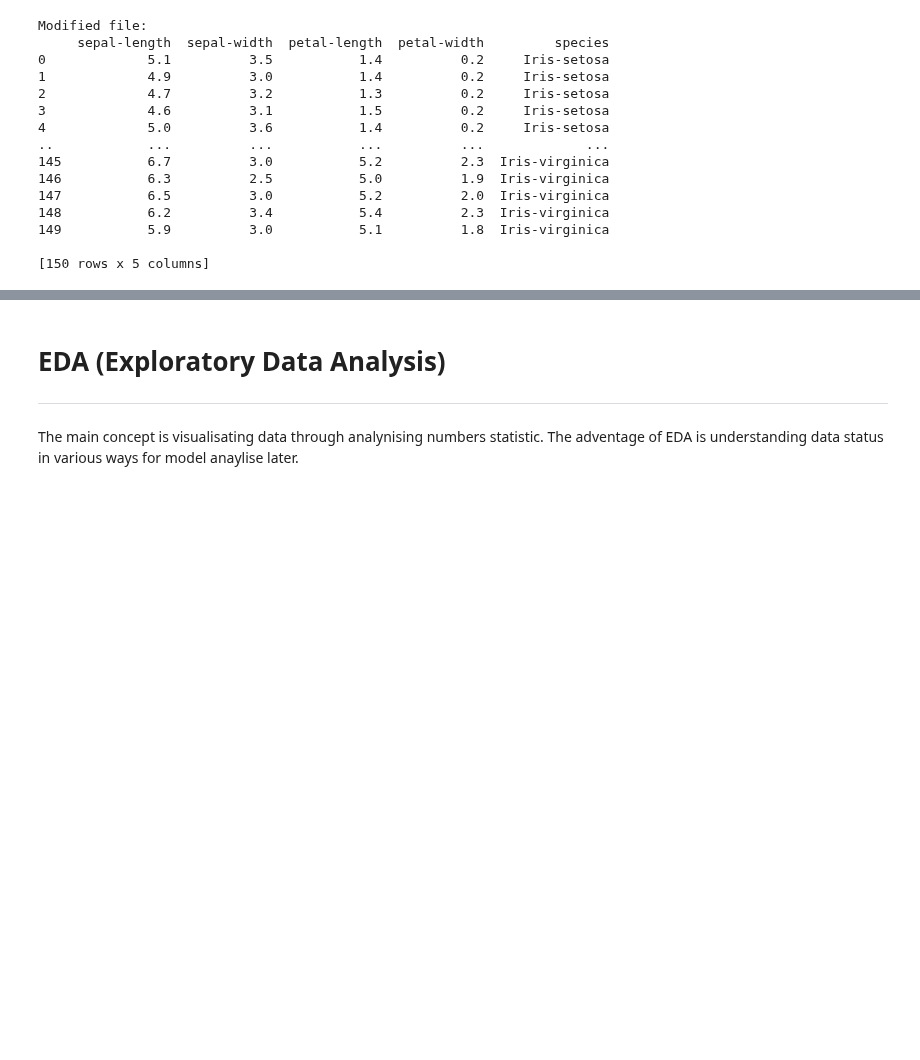
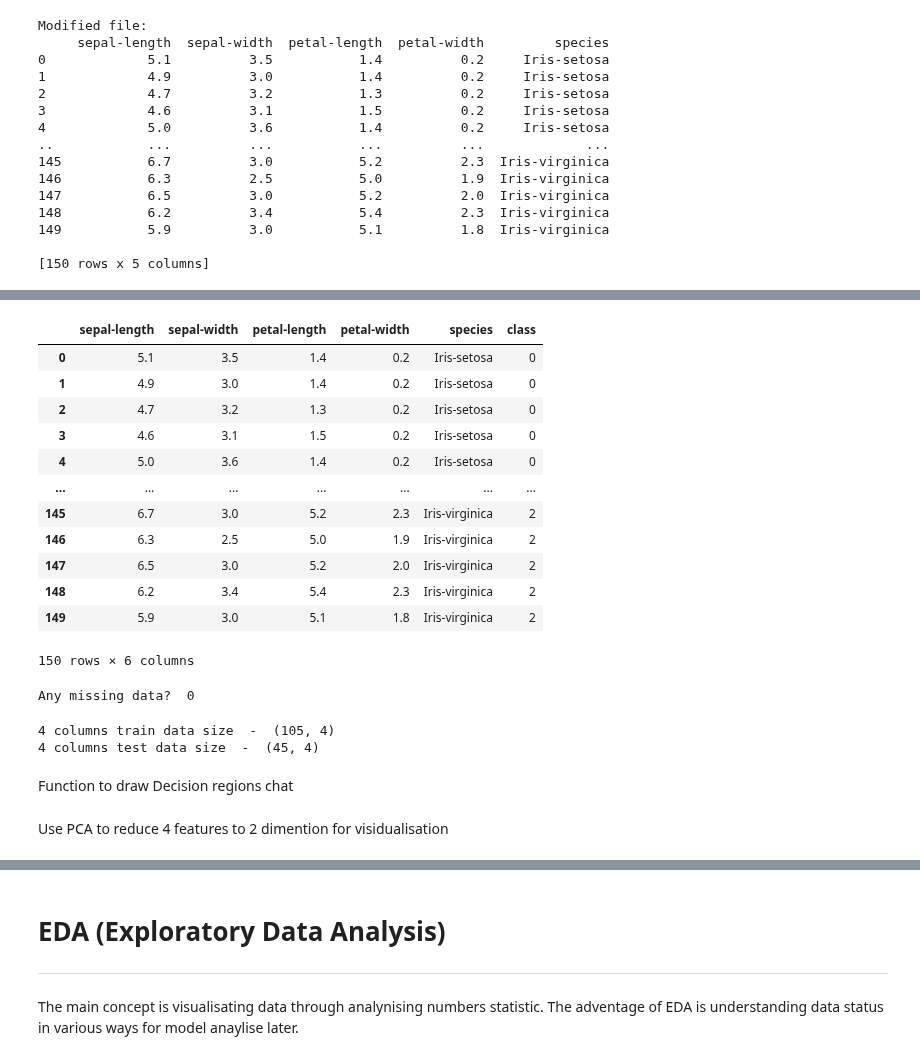
Before and after one commit to sysphcd/PythonProgrammingforData, a Jupyter notebook: Worksheets/15_2_Decision_Tree_coded_model.ipynb, the cells around one changed output, grey strips where cells are left out. Cells and saved outputs as stored; diff of their text form; code cells hidden in the pictures; blank space fills up the shorter version.

```diff
--- a/Worksheets/15_2_Decision_Tree_coded_model.ipynb
+++ b/Worksheets/15_2_Decision_Tree_coded_model.ipynb
@@ -1361,9 +1369,9 @@ From the proportion correctly identified with mean results above, the model does
 iris_data.to_csv("iris_withheaders.csv", header=names, index=False)
 
 # display modified csv file
-file2 = pd.read_csv("iris_withheaders.csv")
+iris_data_new = pd.read_csv("iris_withheaders.csv")
 print('\nModified file:')
-print(file2)
+print(iris_data_new)
 # %% [output]
 Modified file:
      sepal-length  sepal-width  petal-length  petal-width         species
@@ -1390,0 +1401,39 @@ ggplot(train, aes(x='petal-length', y='petal-width', color='species')) + geom_po
+# %%
+# Manually encode the species to class in numbers
+label_map = {'Iris-setosa': 0, 'Iris-versicolor': 1, 'Iris-virginica': 2}
+# create a class column for the encoded species
+iris_data_new['class'] = iris_data_new['species'].map(label_map)
+iris_data_new
+# %% [output]
+|  | sepal-length | sepal-width | petal-length | petal-width | species | class |
+| 0 | 5.1 | 3.5 | 1.4 | 0.2 | Iris-setosa | 0 |
+| 1 | 4.9 | 3.0 | 1.4 | 0.2 | Iris-setosa | 0 |
+| 2 | 4.7 | 3.2 | 1.3 | 0.2 | Iris-setosa | 0 |
+| 3 | 4.6 | 3.1 | 1.5 | 0.2 | Iris-setosa | 0 |
+| 4 | 5.0 | 3.6 | 1.4 | 0.2 | Iris-setosa | 0 |
+| ... | ... | ... | ... | ... | ... | ... |
+| 145 | 6.7 | 3.0 | 5.2 | 2.3 | Iris-virginica | 2 |
+| 146 | 6.3 | 2.5 | 5.0 | 1.9 | Iris-virginica | 2 |
+| 147 | 6.5 | 3.0 | 5.2 | 2.0 | Iris-virginica | 2 |
+| 148 | 6.2 | 3.4 | 5.4 | 2.3 | Iris-virginica | 2 |
+| 149 | 5.9 | 3.0 | 5.1 | 1.8 | Iris-virginica | 2 |
+150 rows × 6 columns
+# %%
+import numpy as np
+# Remove species column and drop any null value in the new iris_data_new dataset
+# Then set x = 4 columns data and y = class column values
+X = iris_data_new.drop(labels=['species','class'],axis=1).values  # each row of all 4 columns data in an array
+y = iris_data_new['class'].values # All class in an array
+print("Any missing data? ", len(np.where(np.isnan(X))[0])) # use numpy to check any null
+# %% [output]
+Any missing data?  0
+# %%
+# Use train_test_split() function in sklearn.model_selection to split into train and test data
+X_train, X_test, y_train, y_test = train_test_split(X, y, test_size=.3, random_state=42)
+print('4 columns train data size  - ', X_train.shape)
+print('4 columns test data size  - ', X_test.shape)
+# %% [output]
+4 columns train data size  -  (105, 4)
+4 columns test data size  -  (45, 4)
+# %% [markdown]
+Function to draw Decision regions chat
@@ -1390,0 +1472,2 @@ ggplot(train, aes(x='petal-length', y='petal-width', color='species')) + geom_po
+# %% [markdown]
+Use PCA to reduce 4 features to 2 dimention for visidualisation
```
Also changed, not shown: parts of 63 cells of this notebook.
